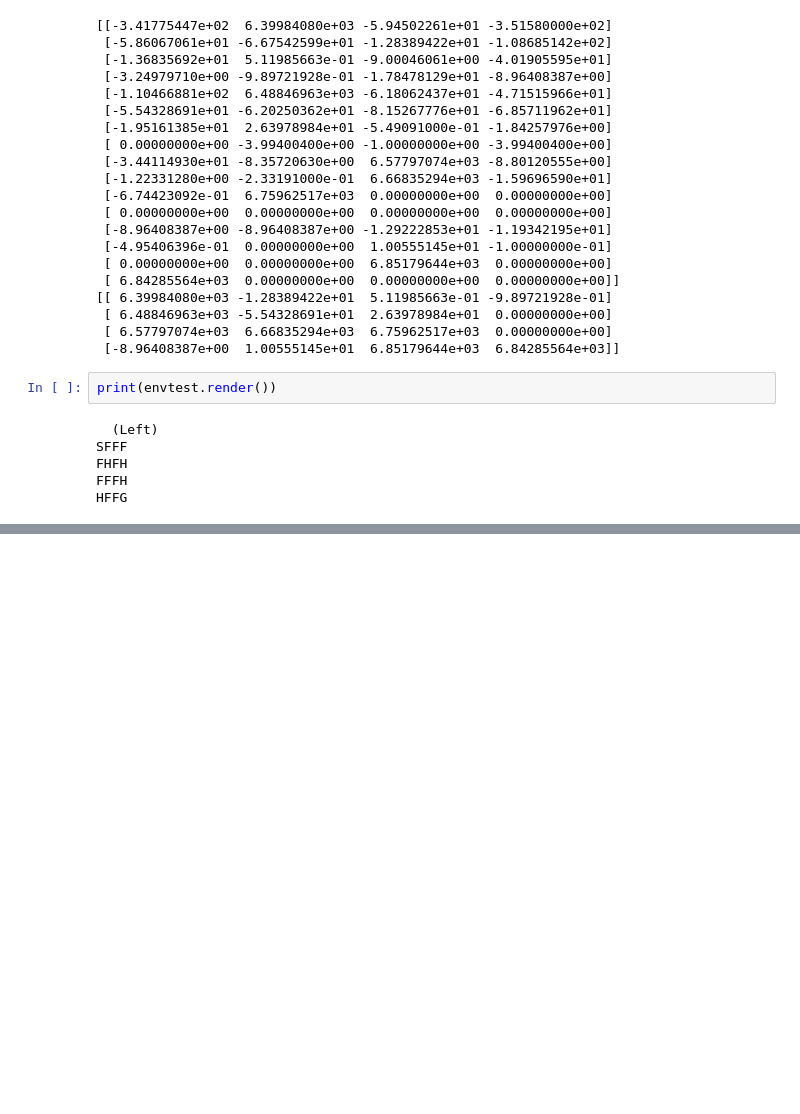
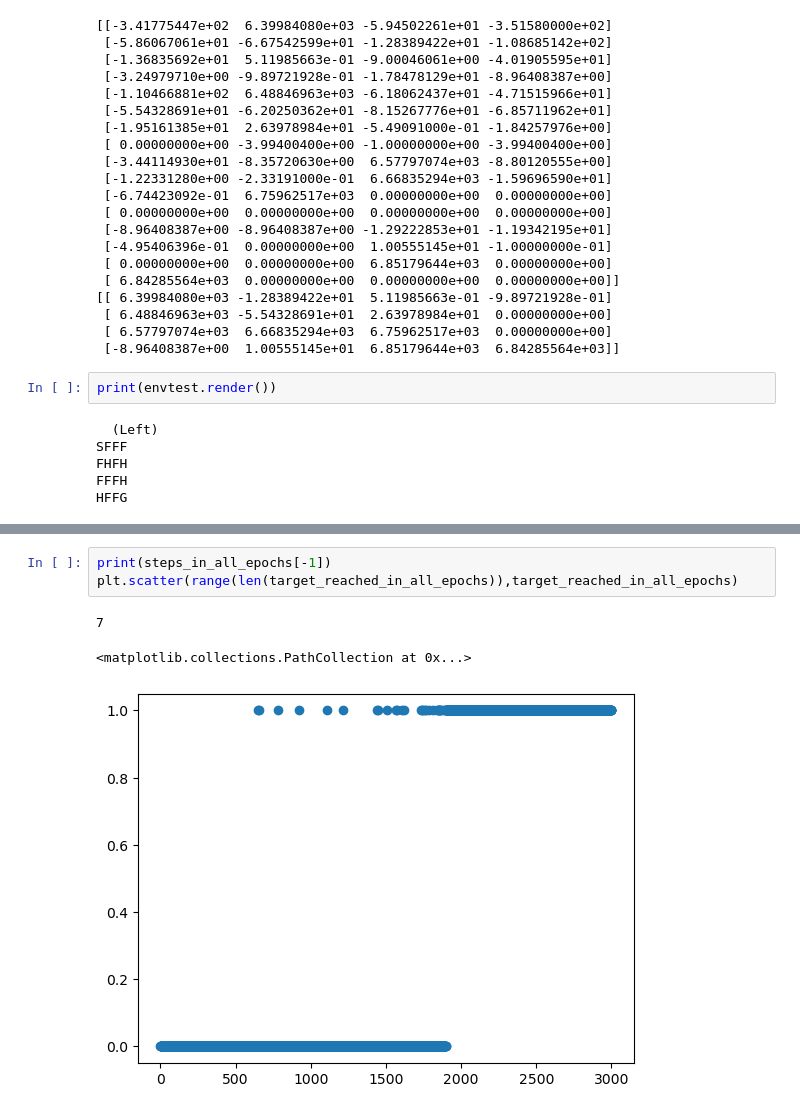
Before and after one commit to ustcer0928/QuantumQLearning, a Jupyter notebook: QuantumQLtest.ipynb, the cells around one changed output, grey strips where cells are left out. Drawn from its saved outputs; the diff is of its cells as text; blank space fills up the shorter version.

```diff
--- a/QuantumQLtest.ipynb
+++ b/QuantumQLtest.ipynb
@@ -175,0 +217,7 @@ HFFG
+# %%
+print(steps_in_all_epochs[-1])
+plt.scatter(range(len(target_reached_in_all_epochs)),target_reached_in_all_epochs)
+# %% [output]
+7
+<matplotlib.collections.PathCollection at 0x...>
+[figure, added]
```
Also changed, not shown: parts of 2 cells of this notebook, 2 other files.
